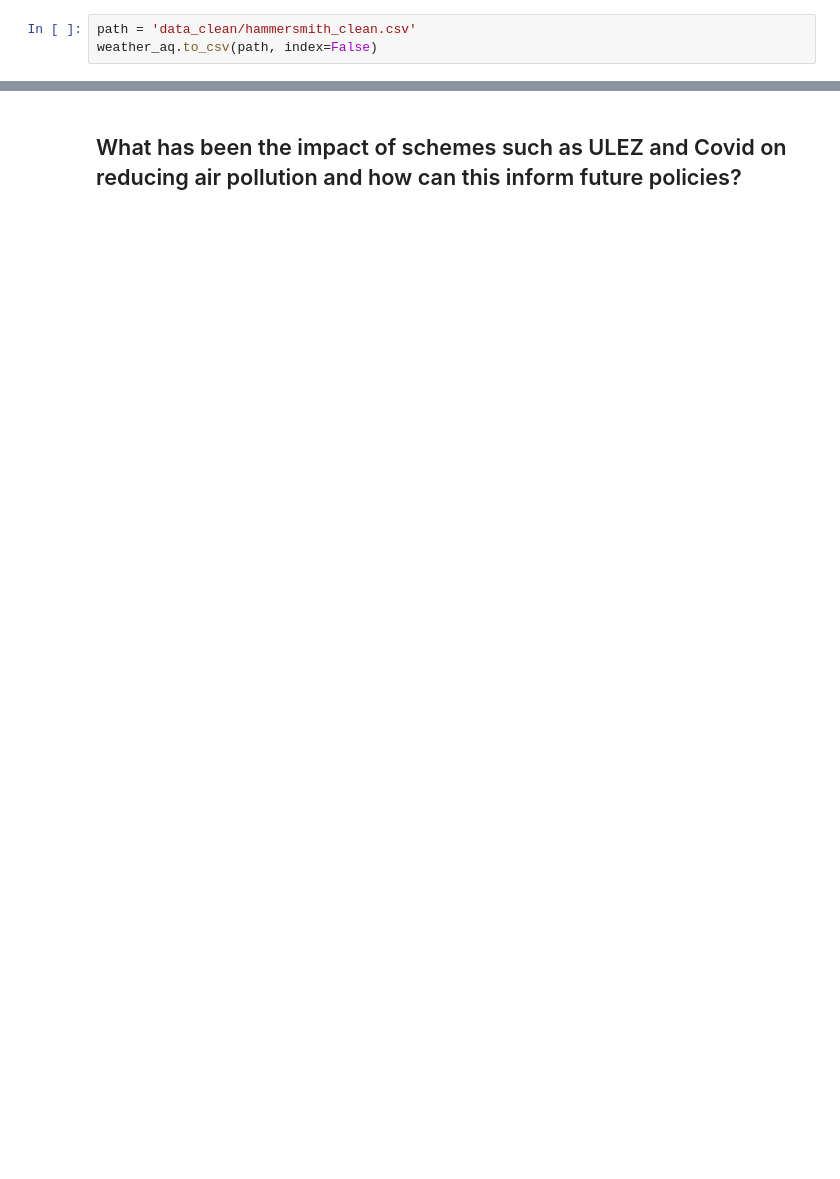
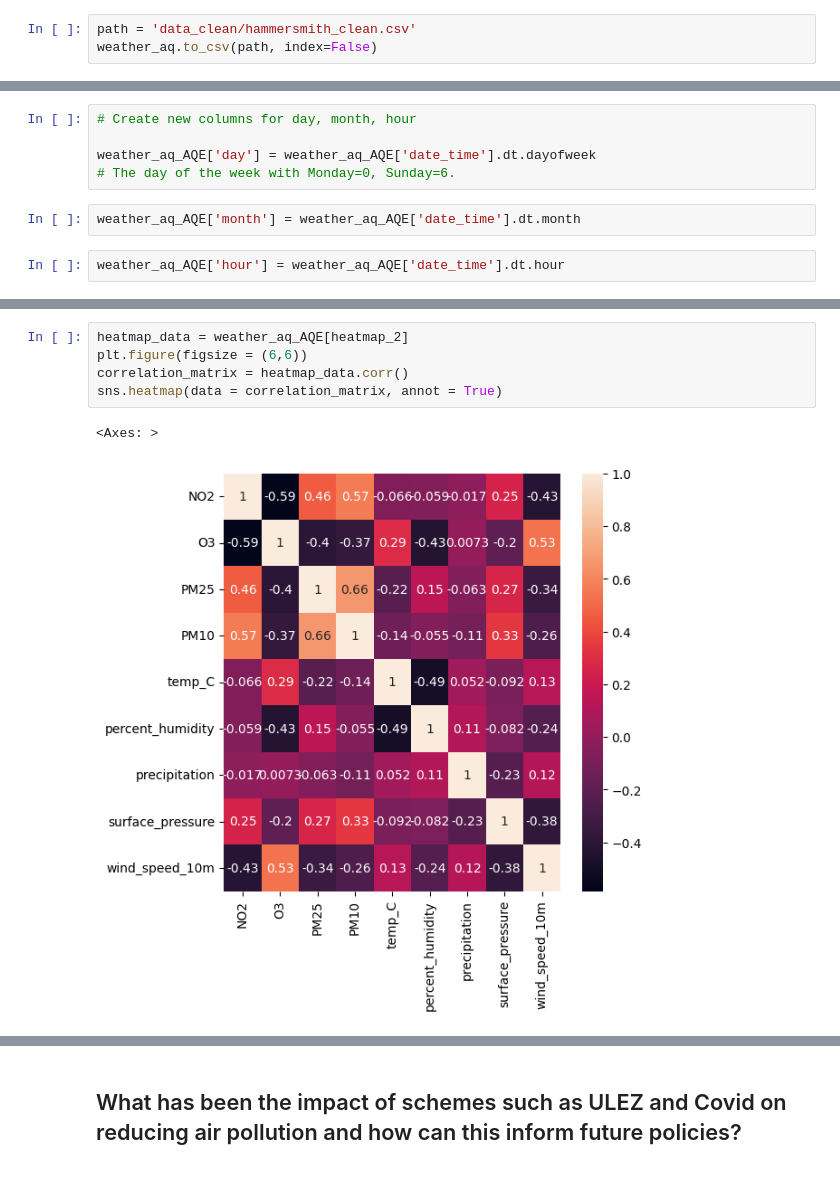
Before and after one commit to Frannerz/air_pollution_analysis, a Jupyter notebook: air_pollution_hammersmith.ipynb, the cells around one changed output, grey strips where cells are left out. Saved outputs shown, nothing was run; the diff lists cells and outputs as text; blank space fills up the shorter version.

```diff
--- a/air_pollution_hammersmith.ipynb
+++ b/air_pollution_hammersmith.ipynb
@@ -471,0 +760,9 @@ weather_aq.to_csv(path, index=False)
+# %%
+# Create new columns for day, month, hour
+
+weather_aq_AQE['day'] = weather_aq_AQE['date_time'].dt.dayofweek
+# The day of the week with Monday=0, Sunday=6.
+# %%
+weather_aq_AQE['month'] = weather_aq_AQE['date_time'].dt.month
+# %%
+weather_aq_AQE['hour'] = weather_aq_AQE['date_time'].dt.hour
@@ -471,0 +811,8 @@ weather_aq.to_csv(path, index=False)
+# %%
+heatmap_data = weather_aq_AQE[heatmap_2]
+plt.figure(figsize = (6,6))
+correlation_matrix = heatmap_data.corr()
+sns.heatmap(data = correlation_matrix, annot = True)
+# %% [output]
+<Axes: >
+[figure, added]
```
Also changed, not shown: parts of 74 cells of this notebook, 2 other files.
